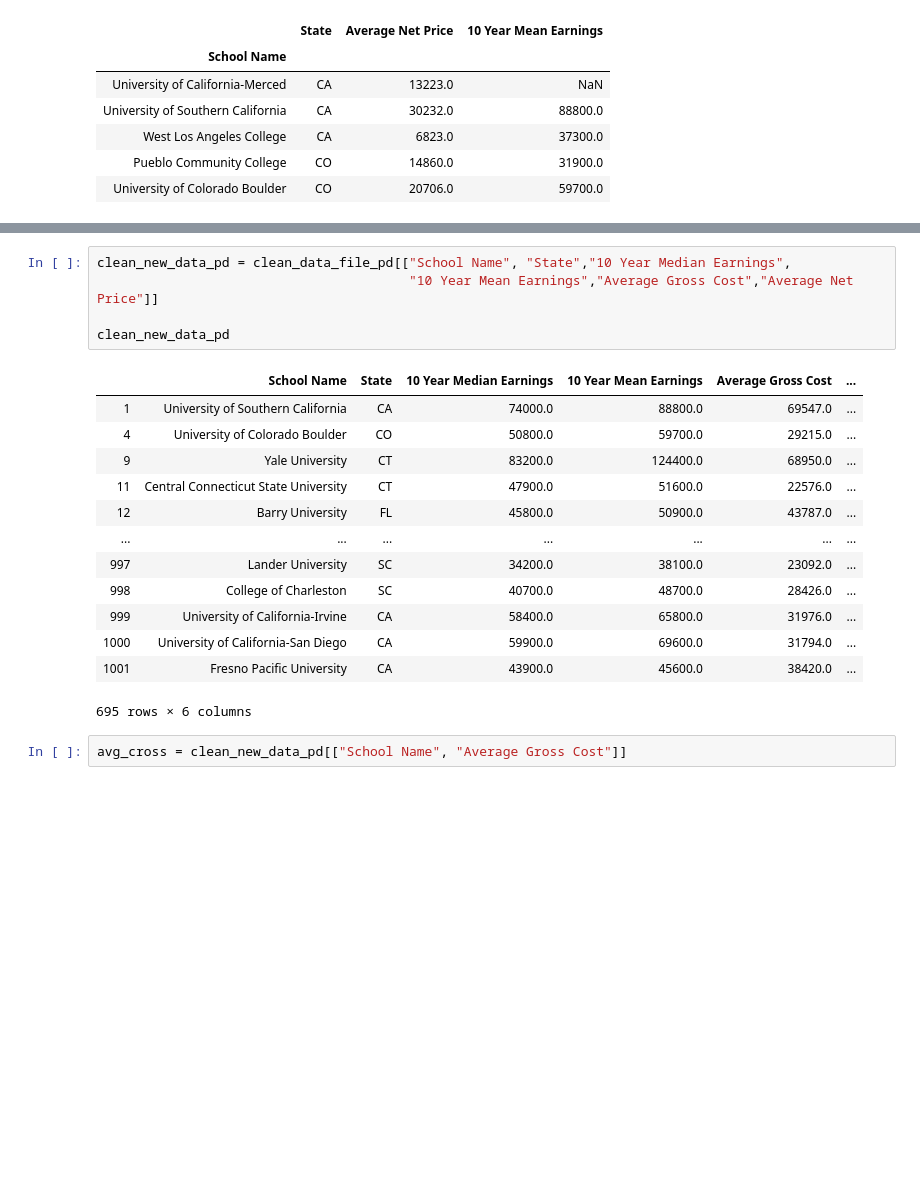
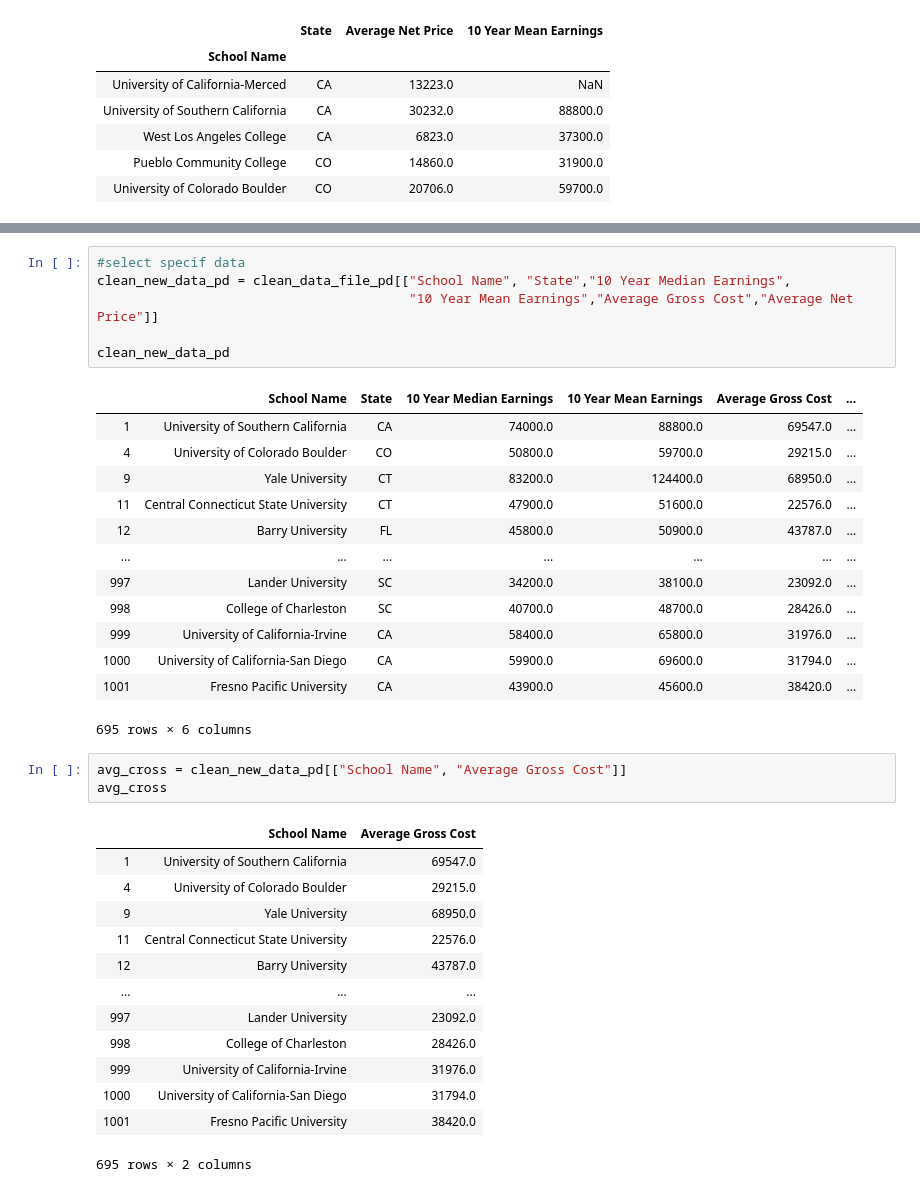
Before and after one commit to stewartmknight/Project_Uno, a Jupyter notebook: final_cost_college_Vs_Income.ipynb, the cells around one changed output, grey strips where cells are left out. Saved outputs shown, nothing was run; the diff lists cells and outputs as text; blank space fills up the shorter version.

```diff
--- a/final_cost_college_Vs_Income.ipynb
+++ b/final_cost_college_Vs_Income.ipynb
@@ -85,6 +89,7 @@ Average Net Price          695
 Locale                     695
 dtype: int64
 # %%
+#select specif data
 clean_new_data_pd = clean_data_file_pd[["School Name", "State","10 Year Median Earnings",
                                         "10 Year Mean Earnings","Average Gross Cost","Average Net Price"]]
 
@@ -105,4 +110,19 @@ clean_new_data_pd
 695 rows × 6 columns
 # %%
 avg_cross = clean_new_data_pd[["School Name", "Average Gross Cost"]]
+avg_cross
+# %% [output]
+|  | School Name | Average Gross Cost |
+| 1 | University of Southern California | 69547.0 |
+| 4 | University of Colorado Boulder | 29215.0 |
+| 9 | Yale University | 68950.0 |
+| 11 | Central Connecticut State University | 22576.0 |
+| 12 | Barry University | 43787.0 |
+| ... | ... | ... |
+| 997 | Lander University | 23092.0 |
+| 998 | College of Charleston | 28426.0 |
+| 999 | University of California-Irvine | 31976.0 |
+| 1000 | University of California-San Diego | 31794.0 |
+| 1001 | Fresno Pacific University | 38420.0 |
+695 rows × 2 columns
 # %%
```
Also changed, not shown: parts of 7 cells of this notebook.
